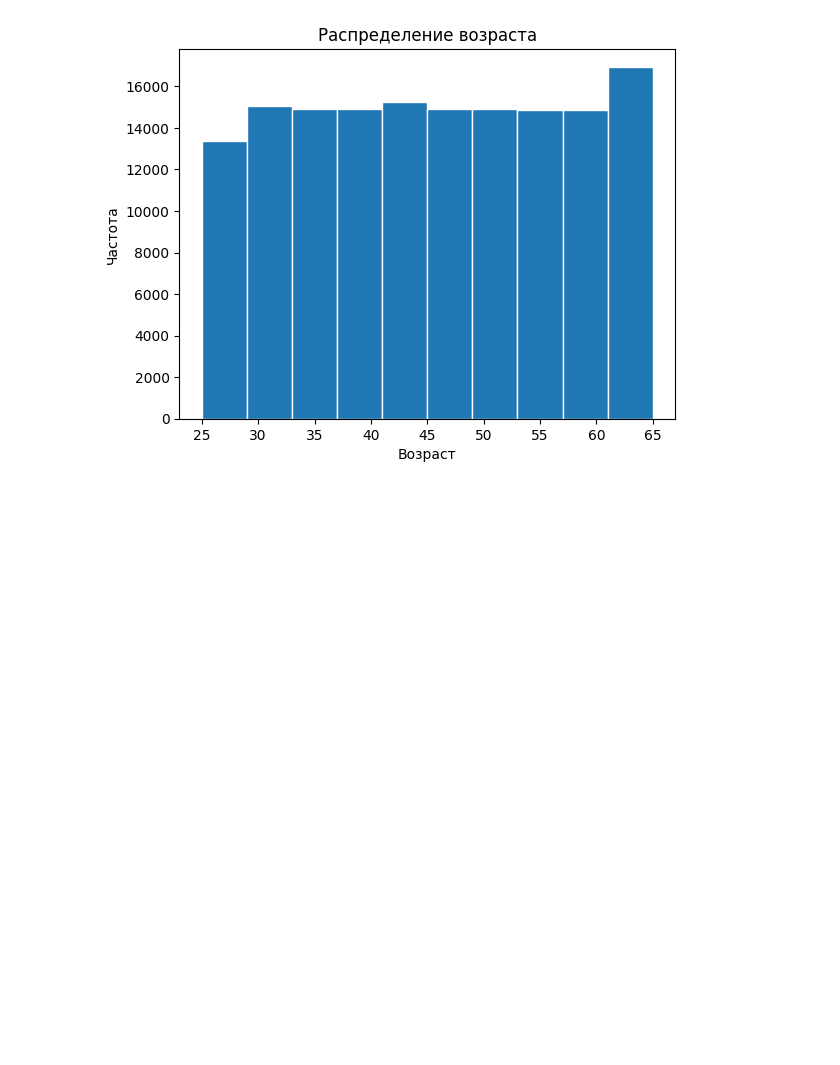
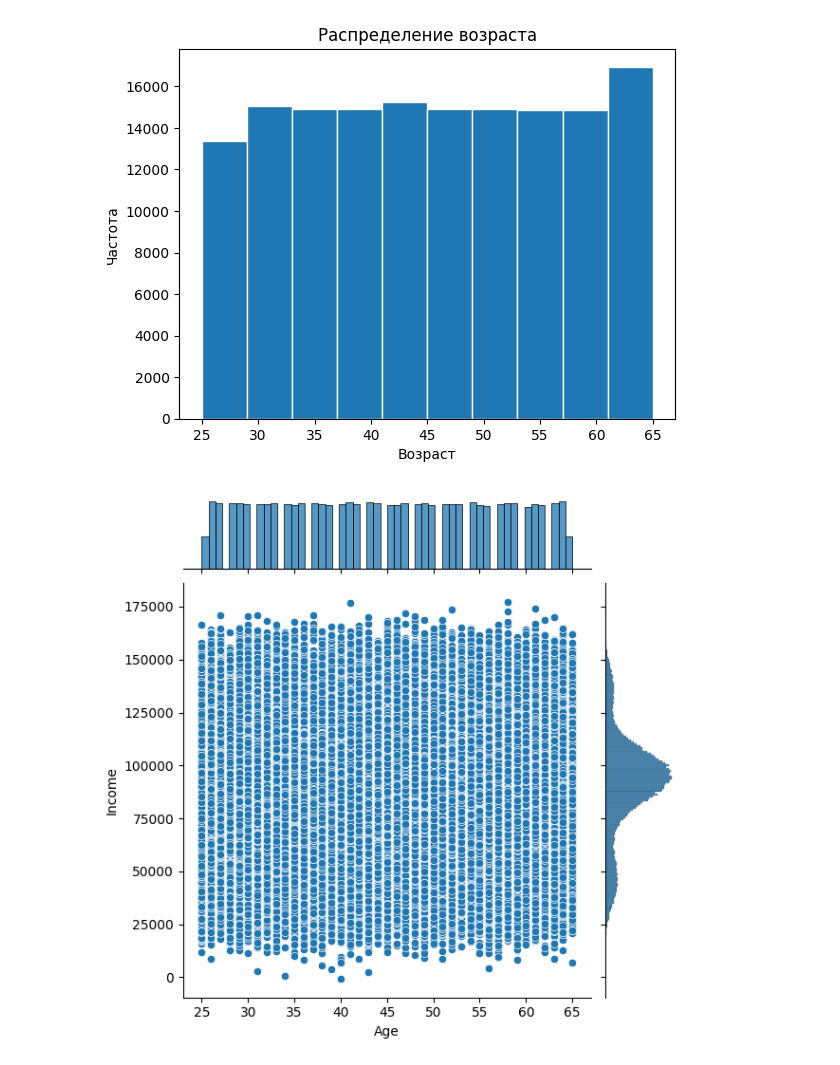
Before and after one commit to CAPVOK/TMO, a Jupyter notebook: rk1/rk1.ipynb, the cells around one changed output. Saved outputs shown, nothing was run; the diff lists cells and outputs as text; code cells hidden in the pictures; blank space fills up the shorter version.

```diff
--- a/rk1/rk1.ipynb
+++ b/rk1/rk1.ipynb
@@ -65,3 +82,9 @@ plt.ylabel('Частота')
 plt.show()
 # %% [output]
 [figure]
+# %%
+# Построение графика "Jointplot" для колонок ('Age' и 'Income')
+sns.jointplot(x='Age', y='Income', data=data, kind='scatter')
+plt.show()
+# %% [output]
+[figure, added]
```
Also changed, not shown: parts of 10 cells of this notebook, 1 other file.
